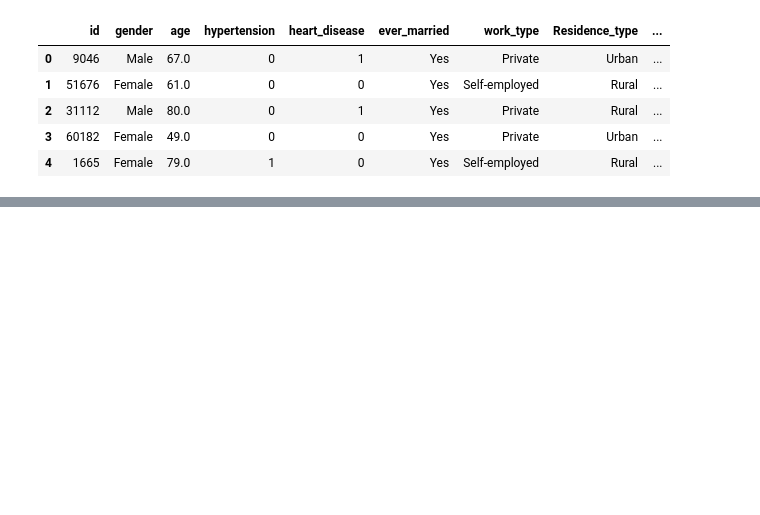
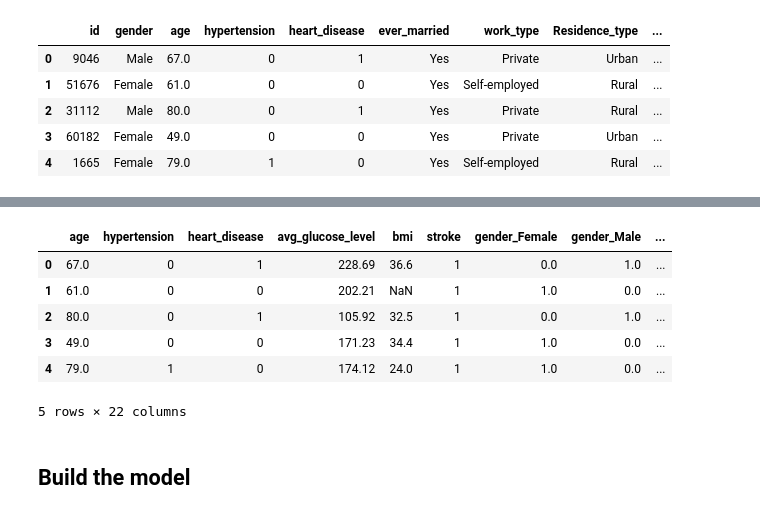
Before and after one commit to mattdharmon/stroke_data_analysis, a Jupyter notebook: Stroke Risks.ipynb, the cells around one changed output, grey strips where cells are left out. Saved outputs shown, nothing was run; the diff lists cells and outputs as text; code cells hidden in the pictures; blank space fills up the shorter version.

```diff
--- a/Stroke Risks.ipynb
+++ b/Stroke Risks.ipynb
@@ -17,0 +64,13 @@ stroke_df.head()
+# %%
+# Generate categorical variable list
+stroke_cat = stroke_df.dtypes[stroke_df.dtypes == "object"].index.tolist()
+# %%
+# Create a OneHotEncoder instance
+enc = OneHotEncoder(sparse=False)
+
+# Fit and transform the OneHotEncoder using the categorical variable list
+encode_df = pd.DataFrame(enc.fit_transform(stroke_df[stroke_cat]))
+
+# Add the encoded variable names to the dataframe
+encode_df.columns = enc.get_feature_names(stroke_cat)
+encode_df.head()
@@ -17,0 +84,15 @@ stroke_df.head()
+# %%
+# Merge one-hot encoded features and drop the originals
+stroke_df = stroke_df.merge(encode_df, left_index=True, right_index=True)
+stroke_df = stroke_df.drop(stroke_cat, 1)
+stroke_df.head()
+# %% [output]
+|  | age | hypertension | heart_disease | avg_glucose_level | bmi | stroke | gender_Female | gender_Male | ... |
+| 0 | 67.0 | 0 | 1 | 228.69 | 36.6 | 1 | 0.0 | 1.0 | ... |
+| 1 | 61.0 | 0 | 0 | 202.21 | NaN | 1 | 1.0 | 0.0 | ... |
+| 2 | 80.0 | 0 | 1 | 105.92 | 32.5 | 1 | 0.0 | 1.0 | ... |
+| 3 | 49.0 | 0 | 0 | 171.23 | 34.4 | 1 | 1.0 | 0.0 | ... |
+| 4 | 79.0 | 1 | 0 | 174.12 | 24.0 | 1 | 1.0 | 0.0 | ... |
+5 rows × 22 columns
+# %% [markdown]
+## Build the model
```
Also changed, not shown: parts of 18 cells of this notebook, 2 other files.
